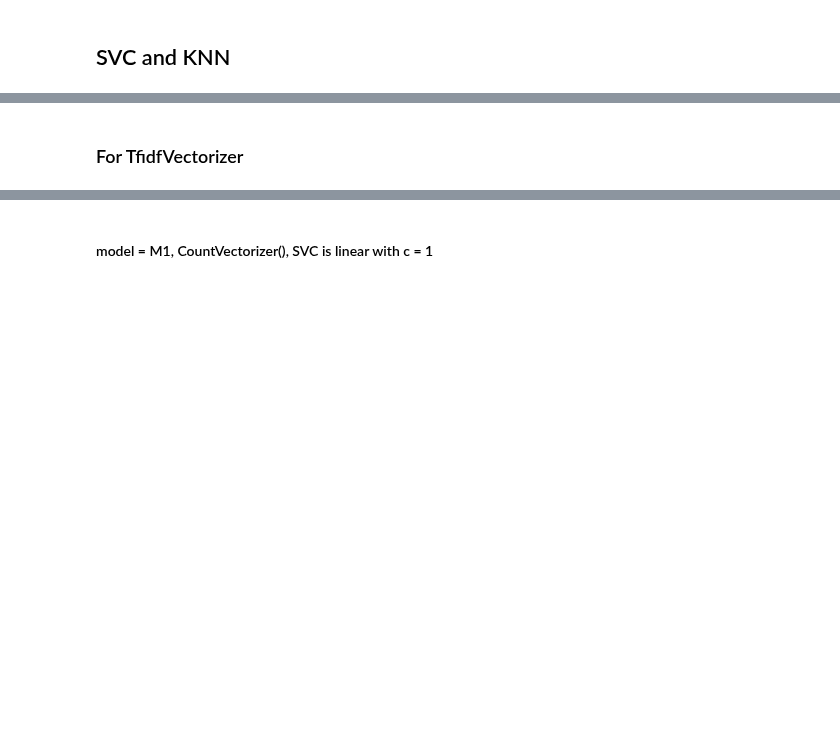
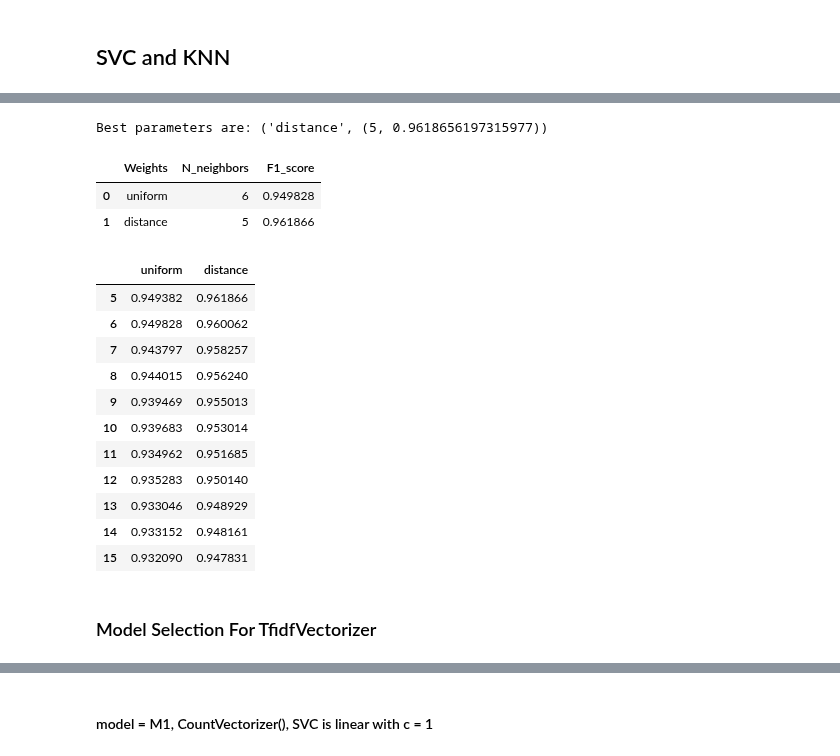
Before and after one commit to ECS171-Project/Final-project, a Jupyter notebook: SVC and KNN.ipynb, the cells around one changed output, grey strips where cells are left out. Drawn from its saved outputs; the diff is of its cells as text; code cells hidden in the pictures; blank space fills up the shorter version.

```diff
--- a/SVC and KNN.ipynb
+++ b/SVC and KNN.ipynb
@@ -181,6 +36,0 @@ vectorizer2.transform(data['cleaned text'])
-# %%
-X_tr, X_te, y_tr, y_te = \
-    model_selection.train_test_split(data_X, data.cat, test_size = 0.15, random_state = 1)
-# %%
-X_tr2, X_te2, y_tr2, y_te2 = \
-    model_selection.train_test_split(data_X2, data.cat, test_size = 0.15, random_state = 1)
@@ -193 +108,18 @@ X_tr.shape, X_te.shape, X_tr2.shape, X_te2.shape
+# %%
+##return the mean score for 5-fold cross-validation with given metric
+def mean_calculator(metric, kernel, C, S_dict):
+
+    """ Calculate mean score for cross validation
+
+    Parameters:
+        metric(str): Evaluation metric
+        kernel(list): Tuning parameter
+        C(list): Tuning parameter
+        s_dict: Scores for different tuning parameters
+
+    Return:
+        (int): Mean score for cross validation.
+
+    """
+    return(np.mean(S_dict[kernel][C][metric]))
 # %%
@@ -254 +187,20 @@ with open('test_data2.pkl', 'rb') as f:
+# %%
+def report_results2(results,para1,para2):
+    """Report best results for parameter1
+
+    Parameters:
+        results(dict):All results for cross validation
+        para1(str): Tuning parameters
+        para2(str): Tuning parameters
+
+    Returns:
+        df2(dataframe):Report best results for parameter1 and parameters
+    """
+# best scores for different parameter 1 and parameter 2
+    b = results[2]
+    df2 = pd.DataFrame()
+    for i in b.keys():
+        temp = pd.DataFrame.from_dict(b[i],orient='index',columns = [i])
+        df2 = pd.concat((df2,temp),axis = 1)
+    return df2
 # %% [markdown]
@@ -321,5 +261,30 @@ compare_result2
+# %%
+report_best_model(compare_result2)
+# %% [output]
+Best parameters are: ('distance', (5, 0.9618656197315977))
+# %%
+report_results1(compare_result2,"Weights",'N_neighbors')
+# %% [output]
+|  | Weights | N_neighbors | F1_score |
+| 0 | uniform | 6 | 0.949828 |
+| 1 | distance | 5 | 0.961866 |
+# %%
+report_results2(compare_result2,"Weights",'N_neighbors')
+# %% [output]
+|  | uniform | distance |
+| 5 | 0.949382 | 0.961866 |
+| 6 | 0.949828 | 0.960062 |
+| 7 | 0.943797 | 0.958257 |
+| 8 | 0.944015 | 0.956240 |
+| 9 | 0.939469 | 0.955013 |
+| 10 | 0.939683 | 0.953014 |
+| 11 | 0.934962 | 0.951685 |
+| 12 | 0.935283 | 0.950140 |
+| 13 | 0.933046 | 0.948929 |
+| 14 | 0.933152 | 0.948161 |
+| 15 | 0.932090 | 0.947831 |
 # %% [markdown]
-### For TfidfVectorizer
+### Model Selection For TfidfVectorizer
 # %%
 s3 = svc_tune_parameter(X_tr2, y_tr2, metric, kernel_set, C_set, cv = 5)
 s4 = knn_tune_parameter(X_tr2, y_tr2, metric, Weights, N_neighbors, cv = 5)
```
Also changed, not shown: parts of 51 cells of this notebook, 1 other file.
